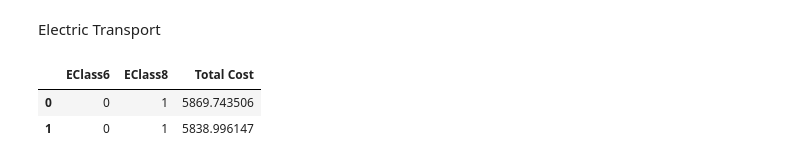
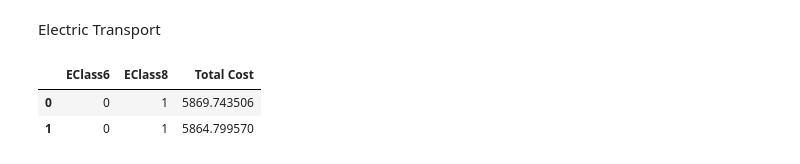
Before and after one commit to biekeleenknegt/SCM_GW, a Jupyter notebook: FULL_CODE.ipynb, the cells around one changed output. Saved outputs shown, nothing was run; the diff lists cells and outputs as text; code cells hidden in the pictures.

```diff
--- a/FULL_CODE.ipynb
+++ b/FULL_CODE.ipynb
@@ -1885,7 +1885,7 @@ capacity_EClass6 = 30
 capacity_EClass8 = 65
 
 #Volumes to shipped based on the volumes of prepacks (this is from other group)
-volumes = [36.350505, 38.20302]
+volumes = [36.350505, 36.648375]
 
 #Charging cost
 charge_price_km = 0.079 # cost per km fpr fast charging
@@ -1920,31 +1920,31 @@ def calculate_combination_costs(volume, distance_km):
                     charge_cost_EClass6 = distance_km * charge_price_km / charge_consumption_EClass6 * num_EClass6
                     charge_cost_EClass8 = distance_km * charge_price_km / charge_consumption_EClass8 *  num_EClass8
 
                     # Wait cost
                     wait_cost_EClass6 = wage_EClass6 * battery_EClass6 * distance_km / range_EClass6
                     wait_cost_EClass8 = wage_EClass8 * battery_EClass8 * distance_km / range_EClass8
 
                     # Interim cost
                     interim_cost = (base_cost_EClass6 + base_cost_EClass8 +  charge_cost_EClass6 + charge_cost_EClass8 +  wait_cost_EClass6 + wait_cost_EClass8)
 
                     # Penalty cost
                     penalty_rate = 0.2 * (interim_cost / total_capacity)
                     overcapacity_penalty = (total_capacity - volume) * penalty_rate
 
                     # Total cost
                     total_cost = interim_cost + overcapacity_penalty
 
                     if total_cost < best_cost:
                         best_cost = total_cost
                         best_combination = (num_EClass6, num_EClass8, total_cost)
 
     return best_combination
 
 #Applies the function to each shipment volume in the list
 combination_costs = [calculate_combination_costs(volume, distance_km) for volume in volumes]
 combination_costs = pd.DataFrame(combination_costs, columns=['EClass6', 'EClass8', 'Total Cost'])
 combination_costs
 # %% [output]
 |  | EClass6 | EClass8 | Total Cost |
 | 0 | 0 | 1 | 5869.743506 |
-| 1 | 0 | 1 | 5838.996147 |
+| 1 | 0 | 1 | 5864.799570 |
```
Also changed, not shown: parts of 5 cells of this notebook.
